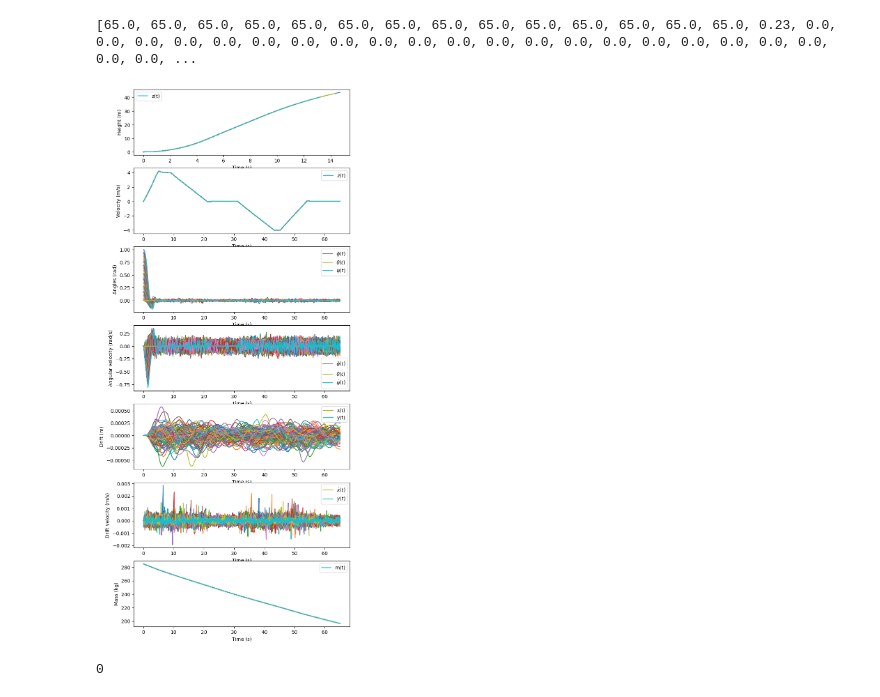
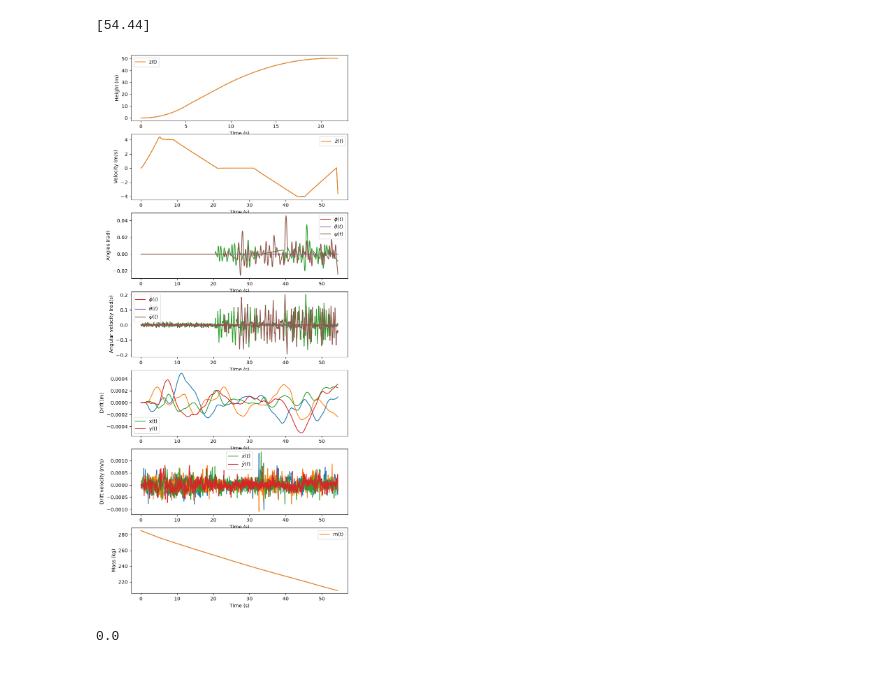
Before and after one commit to Gaucho-Rocket-Project/Halo_Avionics-Control_Simulations, a Jupyter notebook: RocketSimTest1.ipynb, the cells around one changed output. Saved outputs shown, nothing was run; the diff lists cells and outputs as text; code cells hidden in the pictures.

Commit message:
fixing LQR parameters section

```diff
--- a/RocketSimTest1.ipynb
+++ b/RocketSimTest1.ipynb
@@ -49,11 +49,12 @@ sim_params = {
     "wind_seed" : None,
     "position_variance" : 1e-10,
     "velocity_variance" : 1e-5,
+    "Q_kalman": np.diag([1e-10, 1e-10, 1e-5, 1e-5, 1e-10, 1e-7]),
 }
 # %%
-sim = RocketSim(sim_params)
-controls = Controls(control_params, sim_params)
-runner = Runner(sim, controls)
+sim = RocketSim(sim_params) # creates an instance of the RocketSim class
+controls = Controls(control_params, sim_params)  # creates an instance of the Controls class
+runner = Runner(controls, sim) # creates an instance of the Runner class
 # %%
 theta_failure = 0
 for theta0 in np.linspace(0, 1, 40):
@@ -69,19 +70,19 @@ print(theta_failure)
 # %%
 print([float(round(runner.timestamps_cache[i][-1], 2)) for i in range(len(runner.timestamps_cache))])
 # %% [output]
-[65.0, 65.0, 65.0, 65.0, 65.0, 65.0, 65.0, 65.0, 65.0, 65.0, 65.0, 65.0, 65.0, 65.0, 0.23, 0.0, 0.0, 0.0, 0.0, 0.0, 0.0, 0.0, 0.0, 0.0, 0.0, 0.0, 0.0, 0.0, 0.0, 0.0, 0.0, 0.0, 0.0, 0.0, 0.0, 0.0, 0.0, ...
+[54.44]
 # %%
 psi_failure = 0
 for psi0 in np.linspace(0, 1, 40):
-    runner.solve(State0=[0, 0, 0, 0, 0, 0, 0, 0, psi0, 0, 0, 0, params["m0"]])
-    if runner.timestamps_cache[-1][-1] != params["t_final"]:
+    runner.solve(State0=[0, 0, 0, 0, 0, 0, 0, 0, psi0, 0, 0, 0, sim_params["m0"]])
+    if runner.timestamps_cache[-1][-1] != sim_params["t_final"]:
         psi_failure = psi0
         break
 runner.plot_cache(interval=(0, 10))
 print(psi_failure)
 # %% [output]
-[figure, old version]
+[figure, new version]
-0
+0.0
 # %%
 runner.clear_cache()
 delta_m = []
```
Also changed, not shown: parts of 4 cells of this notebook, 7 other files.
